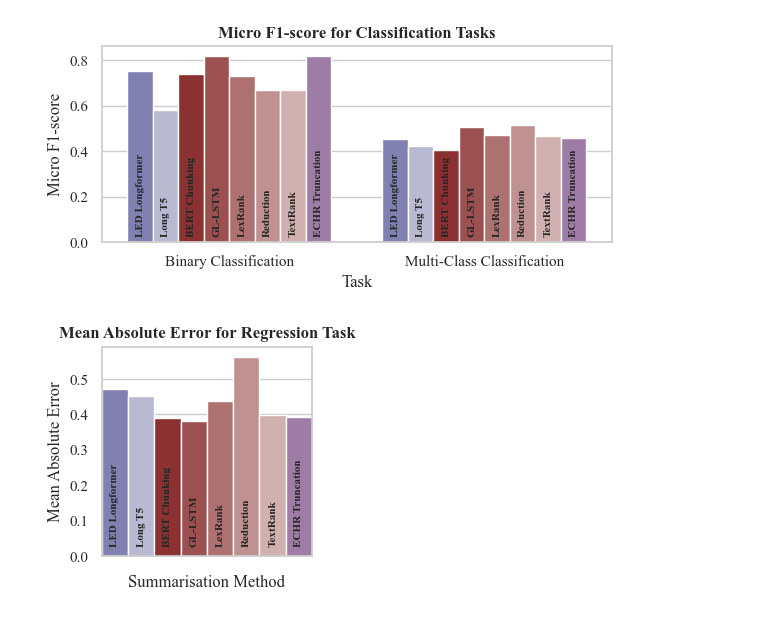
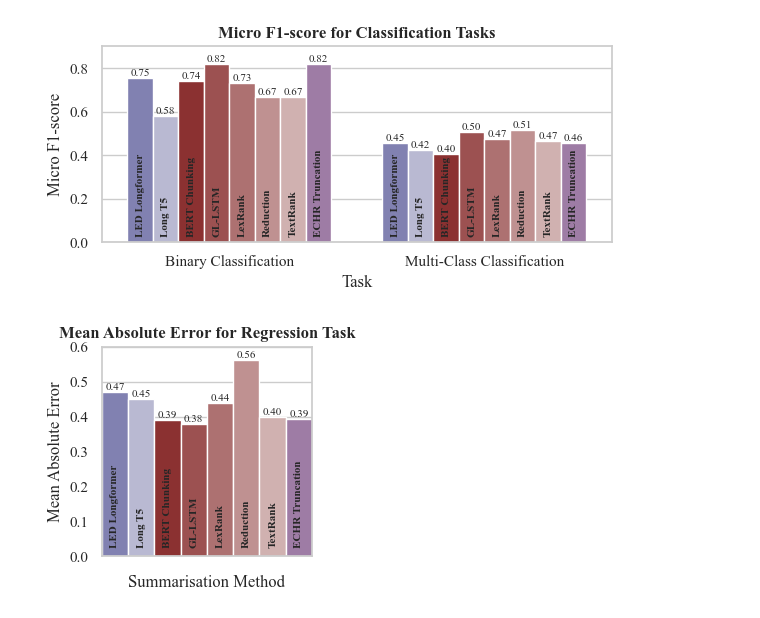
Before and after one commit to rorycreedon/comp0087_assignment, a Jupyter notebook: plots.ipynb, the cells around one changed output. Cells and saved outputs as stored; diff of their text form; code cells hidden in the pictures.

Commit message:
Add values on top of bars

```diff
--- a/plots.ipynb
+++ b/plots.ipynb
@@ -73,34 +73,43 @@ palette = {
 custom_mapping = {
     "LED Longformer": palette["Abstractive"][2],
     "Long T5": palette["Abstractive"][3],
     "BERT Chunking": palette["Extractive"][1],
     "GL-LSTM": palette["Extractive"][2],
     "LexRank": palette["Extractive"][3],
     "Reduction": palette["Extractive"][4],
     "TextRank": palette["Extractive"][5],
     "ECHR Truncation": palette["No summarisation"][0]
 }
 
 # Map the colors to the Summarisation Method
 classification_results['Color'] = classification_results['Summarisation Method'].map(custom_mapping)
 
 # Use seaborn to create the bar plot
 fig = plt.figure(figsize=(6, 3))
 ax = sns.barplot(x="Task", y="Micro F1-score", hue="Summarisation Method", data=classification_results, palette=classification_results['Color'][classification_results['Task'] == 'Binary Classification'])
 ax.set_title("Micro F1-score for Classification Tasks", fontsize=12, weight="bold")
 #ax.legend(title="Summarisation Method", loc="upper right", ncols=2)
 ax.legend_.remove()
 
 # Add Summarisation Method on top of each bar rotated 90 degrees with aligned starting point
 for p, label in zip(ax.patches, classification_results['Summarisation Method']):
     ax.annotate(label, (p.get_x() + p.get_width() / 2., 0.025),
                 ha='center', va='bottom', rotation=90, weight = "bold", fontsize = 8,
                 xytext=(0, 0), textcoords='offset points')
 
+# Add the F1-score value on top of each bar
+for p, label in zip(ax.patches, classification_results['Micro F1-score']):
+    ax.annotate('{:.2f}'.format(label), (p.get_x() + p.get_width() / 2., label),
+                ha='center', va='bottom', rotation=0, fontsize = 8,
+                xytext=(0, 0), textcoords='offset points')
+
+# Adjust y limit
+ax.set_ylim(0, 0.9)
+
 fig.tight_layout()
 fig.savefig('plots/classification_results.png', dpi=300, bbox_inches='tight')
 # %% [output]
-[figure, old version]
+[figure, new version]
 # %%
 regression.sort_values(by=['Model type', 'Summarisation Method'], inplace=True)
 regression['Color'] = regression['Summarisation Method'].map(custom_mapping)
@@ -120,7 +129,16 @@ for p, label in zip(ax.patches, regression['Summarisation Method']):
                 ha='center', va='bottom', rotation=90, weight = "bold", fontsize = 8,
                 xytext=(0, 0), textcoords='offset points')
 
+# Add the Mean Absolute Error value on top of each bar
+for p, label in zip(ax.patches, regression['Mean Absolute Error']):
+    ax.annotate('{:.2f}'.format(label), (p.get_x() + p.get_width() / 2., label),
+                ha='center', va='bottom', rotation=0, fontsize = 8,
+                xytext=(0, 0), textcoords='offset points')
+
+# Adjust y limit
+ax.set_ylim(0, 0.6)
+
 fig.tight_layout()
 fig.savefig('plots/regression_results.png', dpi=300, bbox_inches='tight')
 # %% [output]
-[figure, old version]
+[figure, new version]
```
Also changed, not shown: 2 other files.
